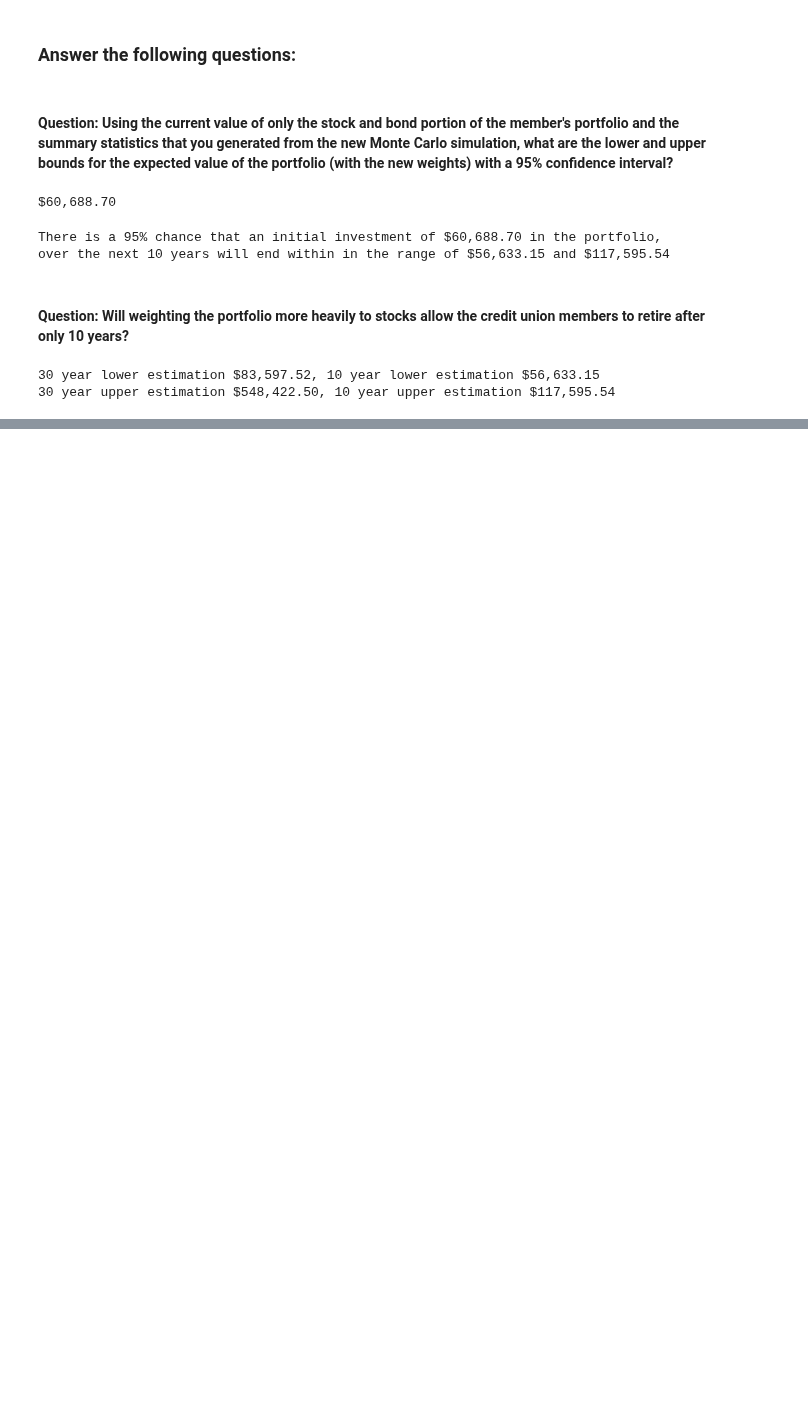
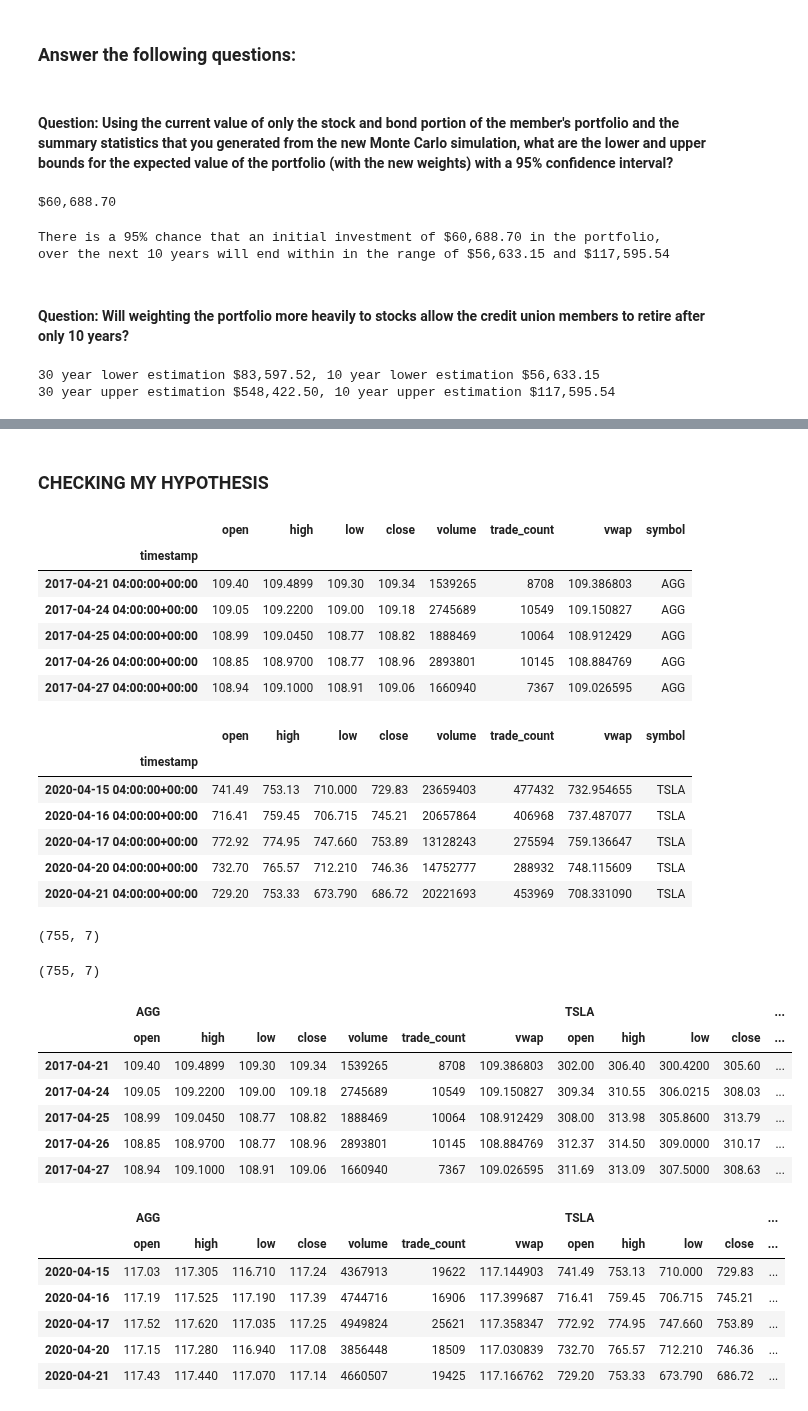
Before and after one commit to davepoppins5073/Challenge5_FinancialPlanning, a Jupyter notebook: financial_planning_tools.ipynb, the cells around one changed output, grey strips where cells are left out. Saved outputs shown, nothing was run; the diff lists cells and outputs as text; code cells hidden in the pictures; blank space fills up the shorter version.

Commit message:
Redid all the work from last night that didnt save

```diff
--- a/financial_planning_tools.ipynb
+++ b/financial_planning_tools.ipynb
@@ -775,0 +810,68 @@ print(f"30 year upper estimation {upper_cumltv_return}, 10 year upper estimation
+# %% [markdown]
+### CHECKING MY HYPOTHESIS
+# %%
+test_tickers = ['TSLA','AGG']
+
+# Using the Alpaca get_bars function to make the API call to get the 3 years worth of pricing data
+# The start and end dates are updated added the df property to the end of the call
+test_prices_df = alpaca.get_bars(
+    test_tickers,
+    timeframe,
+    start=start_date_mc,
+    end=end_date_mc
+    #limit=limit_rows
+).df
+
+#checking
+display(test_prices_df.head())
+display(test_prices_df.tail())
+
+# Reorganize the DataFrame: Separate ticker data
+AGG = test_prices_df[test_prices_df['symbol']=='AGG'].drop('symbol', axis=1)
+TSLA = test_prices_df[test_prices_df['symbol']=='TSLA'].drop('symbol', axis=1)
+
+# Check what the Separate Ticket Data looks like before concatenation
+display(TSLA.shape)
+display(AGG.shape)
+
+# Concatenate the tsla and agg ticker DataFrames
+tst_prices= pd.DataFrame()
+tst_prices= pd.concat([AGG,TSLA],axis=1, keys=['AGG','TSLA'])
+tst_prices.index = tst_prices.index.date
+
+display(tst_prices.head())
+display(tst_prices.tail())
+# Checking what the  first and last 5 lines look like
+#display(f" This is what the first 5 lines of the prices dataframe looks like: {test_df_prices.head()}")
+#display(f" This is what the first 5 lines of the prices dataframe looks like: {test_df_prices.tail()}")
+# %% [output]
+|  | open | high | low | close | volume | trade_count | vwap | symbol |
+| timestamp |  |  |  |  |  |  |  |  |
+| 2017-04-21 04:00:00+00:00 | 109.40 | 109.4899 | 109.30 | 109.34 | 1539265 | 8708 | 109.386803 | AGG |
+| 2017-04-24 04:00:00+00:00 | 109.05 | 109.2200 | 109.00 | 109.18 | 2745689 | 10549 | 109.150827 | AGG |
+| 2017-04-25 04:00:00+00:00 | 108.99 | 109.0450 | 108.77 | 108.82 | 1888469 | 10064 | 108.912429 | AGG |
+| 2017-04-26 04:00:00+00:00 | 108.85 | 108.9700 | 108.77 | 108.96 | 2893801 | 10145 | 108.884769 | AGG |
+| 2017-04-27 04:00:00+00:00 | 108.94 | 109.1000 | 108.91 | 109.06 | 1660940 | 7367 | 109.026595 | AGG |
+|  | open | high | low | close | volume | trade_count | vwap | symbol |
+| timestamp |  |  |  |  |  |  |  |  |
+| 2020-04-15 04:00:00+00:00 | 741.49 | 753.13 | 710.000 | 729.83 | 23659403 | 477432 | 732.954655 | TSLA |
+| 2020-04-16 04:00:00+00:00 | 716.41 | 759.45 | 706.715 | 745.21 | 20657864 | 406968 | 737.487077 | TSLA |
+| 2020-04-17 04:00:00+00:00 | 772.92 | 774.95 | 747.660 | 753.89 | 13128243 | 275594 | 759.136647 | TSLA |
+| 2020-04-20 04:00:00+00:00 | 732.70 | 765.57 | 712.210 | 746.36 | 14752777 | 288932 | 748.115609 | TSLA |
+| 2020-04-21 04:00:00+00:00 | 729.20 | 753.33 | 673.790 | 686.72 | 20221693 | 453969 | 708.331090 | TSLA |
+(755, 7)
+(755, 7)
+|  | AGG |  |  |  |  |  |  | TSLA |  |  |  | ... |
+|  | open | high | low | close | volume | trade_count | vwap | open | high | low | close | ... |
+| 2017-04-21 | 109.40 | 109.4899 | 109.30 | 109.34 | 1539265 | 8708 | 109.386803 | 302.00 | 306.40 | 300.4200 | 305.60 | ... |
+| 2017-04-24 | 109.05 | 109.2200 | 109.00 | 109.18 | 2745689 | 10549 | 109.150827 | 309.34 | 310.55 | 306.0215 | 308.03 | ... |
+| 2017-04-25 | 108.99 | 109.0450 | 108.77 | 108.82 | 1888469 | 10064 | 108.912429 | 308.00 | 313.98 | 305.8600 | 313.79 | ... |
+| 2017-04-26 | 108.85 | 108.9700 | 108.77 | 108.96 | 2893801 | 10145 | 108.884769 | 312.37 | 314.50 | 309.0000 | 310.17 | ... |
+| 2017-04-27 | 108.94 | 109.1000 | 108.91 | 109.06 | 1660940 | 7367 | 109.026595 | 311.69 | 313.09 | 307.5000 | 308.63 | ... |
+|  | AGG |  |  |  |  |  |  | TSLA |  |  |  | ... |
+|  | open | high | low | close | volume | trade_count | vwap | open | high | low | close | ... |
+| 2020-04-15 | 117.03 | 117.305 | 116.710 | 117.24 | 4367913 | 19622 | 117.144903 | 741.49 | 753.13 | 710.000 | 729.83 | ... |
+| 2020-04-16 | 117.19 | 117.525 | 117.190 | 117.39 | 4744716 | 16906 | 117.399687 | 716.41 | 759.45 | 706.715 | 745.21 | ... |
+| 2020-04-17 | 117.52 | 117.620 | 117.035 | 117.25 | 4949824 | 25621 | 117.358347 | 772.92 | 774.95 | 747.660 | 753.89 | ... |
+| 2020-04-20 | 117.15 | 117.280 | 116.940 | 117.08 | 3856448 | 18509 | 117.030839 | 732.70 | 765.57 | 712.210 | 746.36 | ... |
+| 2020-04-21 | 117.43 | 117.440 | 117.070 | 117.14 | 4660507 | 19425 | 117.166762 | 729.20 | 753.33 | 673.790 | 686.72 | ... |
```
Also changed, not shown: parts of 7 cells of this notebook.
